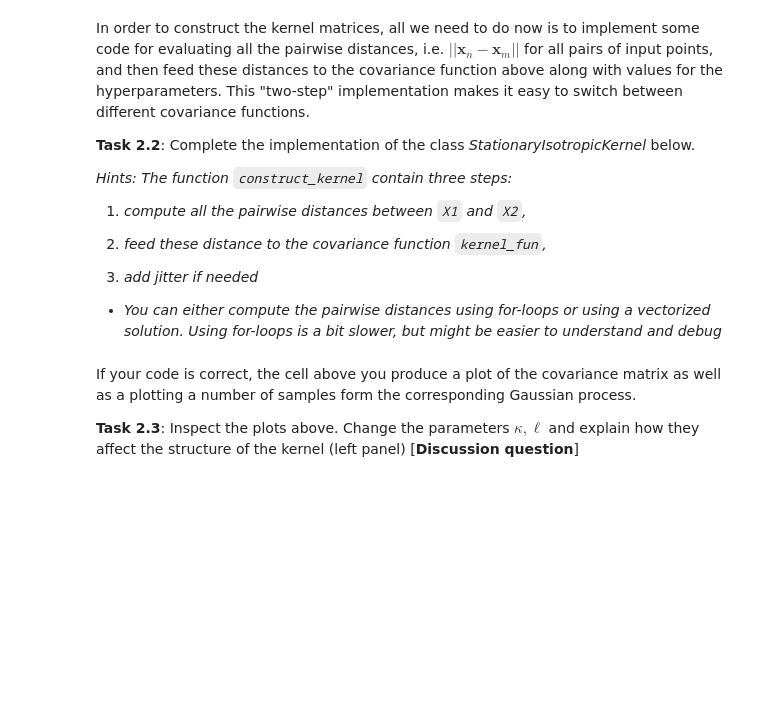
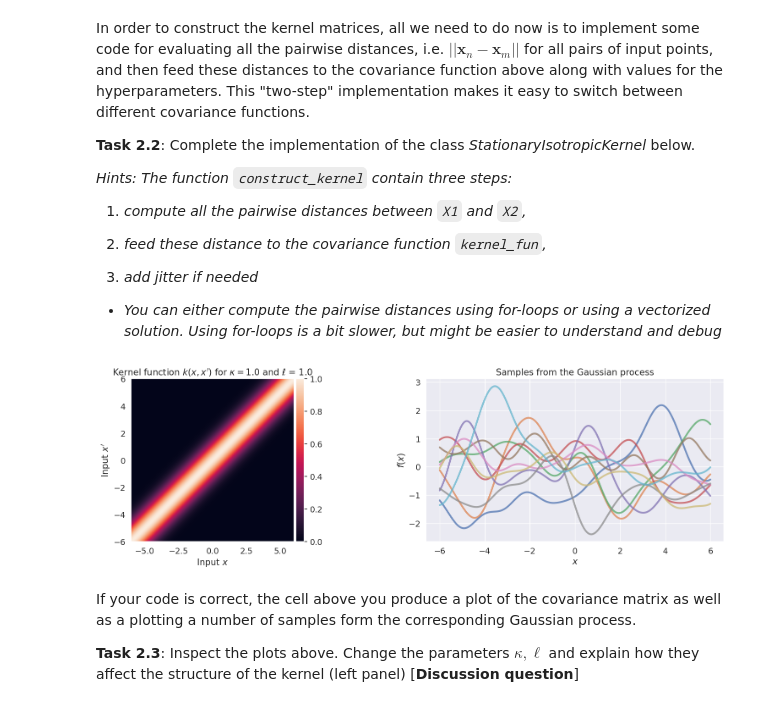
Before and after one commit to Cerlog/02477-exam-prep, a Jupyter notebook: Petr/WEEK_5/ex5_handout.ipynb, the cells around one changed output. Cells and saved outputs as stored; diff of their text form; code cells hidden in the pictures; blank space fills up the shorter version.

```diff
--- a/Petr/WEEK_5/ex5_handout.ipynb
+++ b/Petr/WEEK_5/ex5_handout.ipynb
@@ -271,6 +635,15 @@ class StationaryIsotropicKernel(object):
         ##############################################
         # Your solution goes here
         ##############################################
+        # compute all the pairwise distances efficiently
+        dist = jnp.sqrt( jnp.sum( (jnp.expand_dims(X1, axis=1) - jnp.expand_dims(X2, axis=0))**2, axis=-1 ) )
+
+        # squared exponential covariance function
+        K = self.kernel_fun(dist, kappa, lengthscale)
+
+        # add jitter to diagonal for numerical stability
+        if len(X1) == len(X2) and jnp.allclose(X1, X2):
+            K = K + jitter * jnp.identity( len(X1) )
         ##############################################
         # End of solution
         ##############################################
@@ -285,33 +658,35 @@ X = jnp.linspace(-6, 6, N)[:, None]
 
 # hyperparameters
 kappa = 1.
 scale = 1.
 
 # number of samples to be plotted
 num_samples = 10
 
 # specify random seed
 seed = 1
 key = random.PRNGKey(1)
 
 # instantiate kernel object and construct kernel
 kernel = StationaryIsotropicKernel(squared_exponential, kappa, scale)
 K = kernel.contruct_kernel(X, X)
 
 # plot
 fig, ax = plt.subplots(1, 2, figsize=(20, 5))
 
 m = jnp.zeros(len(X))
 im = ax[0].pcolormesh(X.flatten(), X.flatten(), K, shading='auto')
 ax[0].set(xlabel='Input $x$', ylabel="Input $x'$", title=f"Kernel function $k(x, x')$ for $\\kappa = {kappa:2.1f}$ and $\\ell$ = {scale:2.1f}")
 ax[0].grid(False)
 ax[0].set_aspect('equal')
 add_colorbar(im, fig, ax[0])
 
 f_samples = generate_samples(key, m, K, num_samples=num_samples, jitter=1e-8)
 ax[1].plot(X, f_samples, alpha=0.75, linewidth=3);
 ax[1].grid(True)
 ax[1].set(xlabel='$x$', ylabel='$f(x)$', title='Samples from the Gaussian process');
+# %% [output]
+[figure, added]
 # %% [markdown]
 If your code is correct, the cell above you produce a plot of the covariance matrix as well as a plotting a number of samples form the corresponding Gaussian process.
 
```
Also changed, not shown: parts of 10 cells of this notebook.
